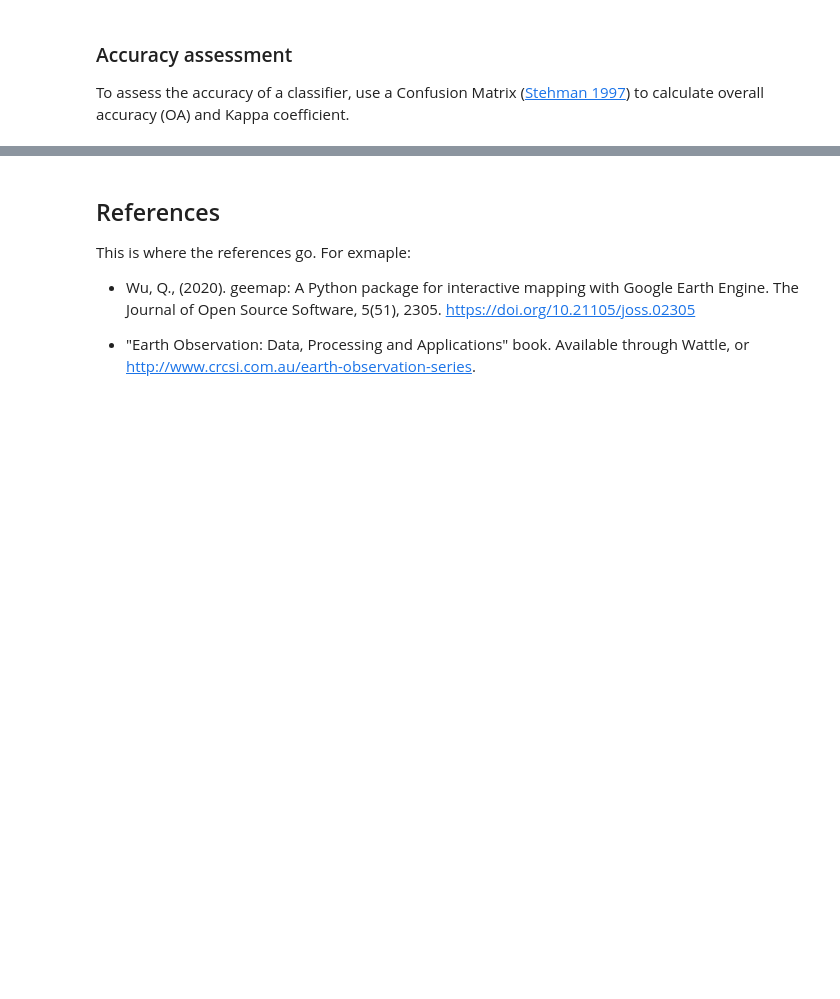
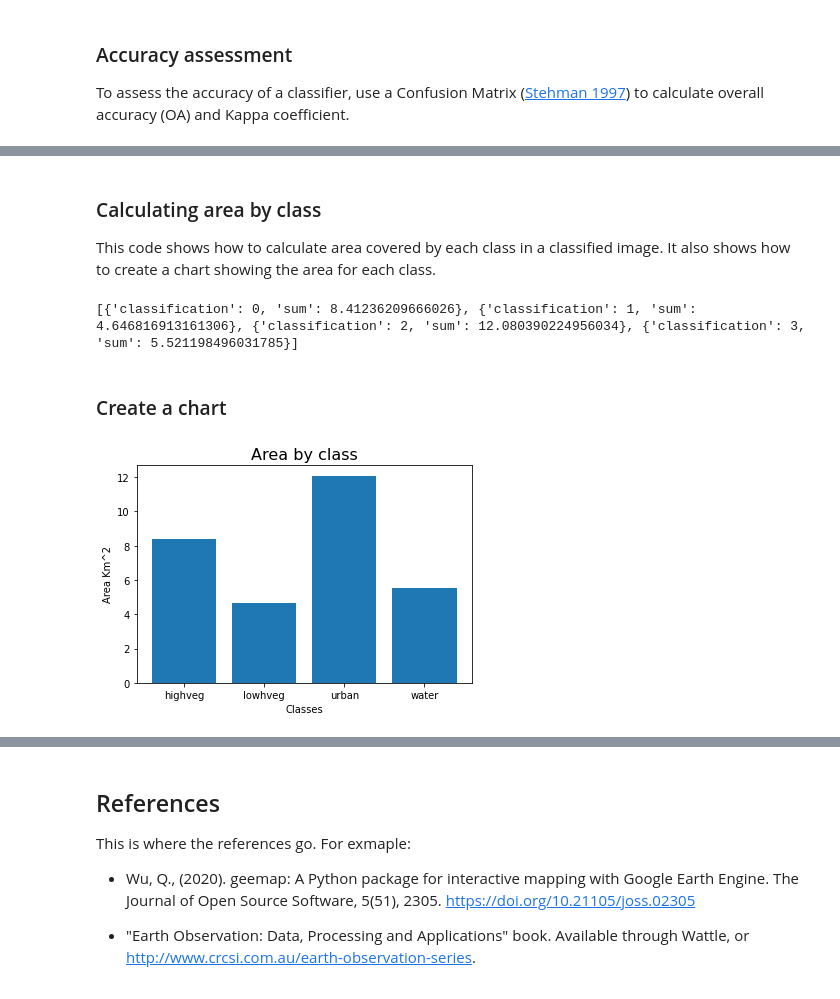
Before and after one commit to nicolasyounes/engn3903, a Jupyter notebook: week4/4.1_ENGN3903_Image Classification.ipynb, the cells around one changed output, grey strips where cells are left out. Saved outputs shown, nothing was run; the diff lists cells and outputs as text; code cells hidden in the pictures; blank space fills up the shorter version.

```diff
--- a/week4/4.1.1_ENGN3903_Image_Classification.ipynb
+++ b/week4/4.1_ENGN3903_Image Classification.ipynb
@@ -184,0 +390,3 @@ train_accuracy.kappa().getInfo()
+# %% [markdown]
+### Calculating area by class
+This code shows how to calculate area covered by each class in a classified image. It also shows how to create a chart showing the area for each class.
@@ -184,0 +411,21 @@ train_accuracy.kappa().getInfo()
+# %%
+classAreas = ee.List(areas.get('groups'))
+print(classAreas.getInfo())
+# %% [output]
+[{'classification': 0, 'sum': 8.41236209666026}, {'classification': 1, 'sum': 4.646816913161306}, {'classification': 2, 'sum': 12.080390224956034}, {'classification': 3, 'sum': 5.521198496031785}]
+# %% [markdown]
+### Create a chart
+# %%
+import matplotlib.pyplot as plt
+
+fig , ax = plt.subplots()
+
+classSum = [8.41236209666026, 4.646816913161306, 12.080390224956034, 5.521198496031785]
+classLabels = ['highveg', 'lowhveg', 'urban', 'water']
+
+plt.bar(classLabels, classSum)
+plt.xlabel('Classes')
+plt.ylabel('Area Km^2')
+ax.set_title('Area by class', fontsize=16);
+# %% [output]
+[figure, added]
```
Also changed, not shown: parts of 48 cells of this notebook, 2 other files.
